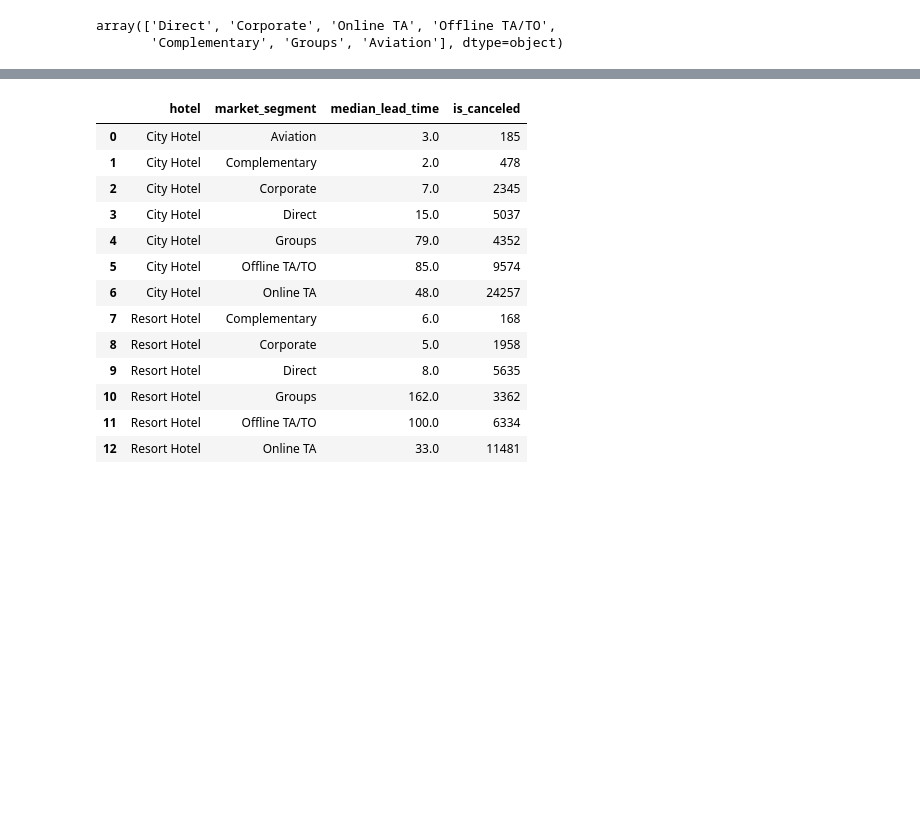
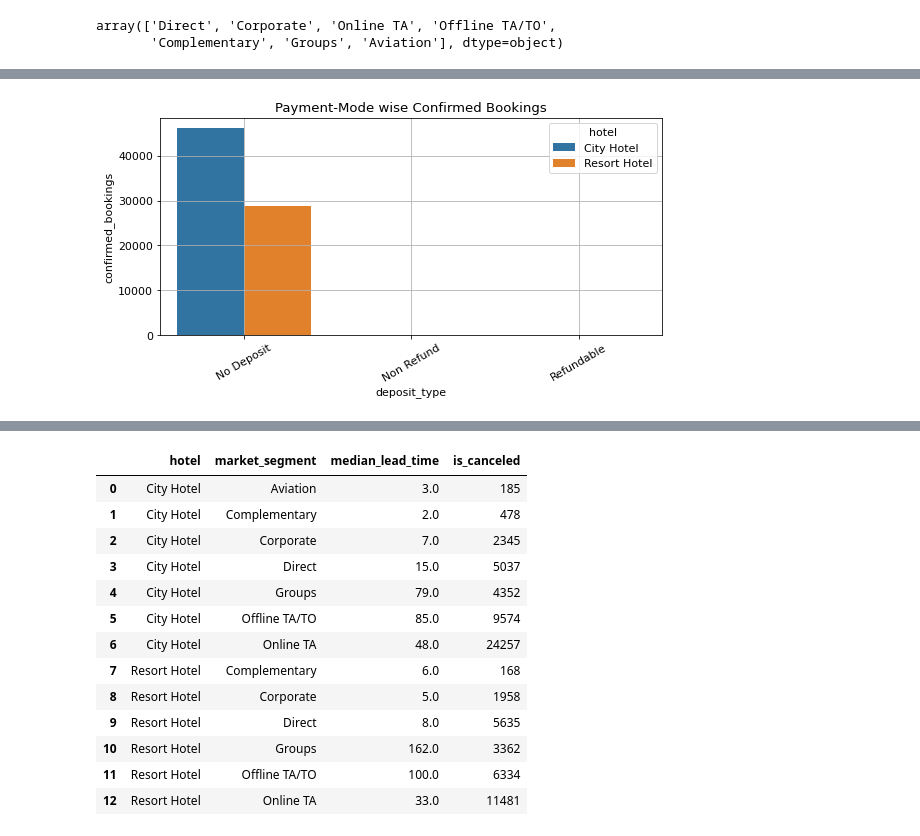
Before and after one commit to aviralsingh2907/AlmaBetter-Capstone-Project-1-EDA-Hotel-Booking-Analysis, a Jupyter notebook: CapstoneProject1_EDA_Hotel_Booking_Analysis.ipynb, the cells around one changed output, grey strips where cells are left out. Cells and saved outputs as stored; diff of their text form; code cells hidden in the pictures; blank space fills up the shorter version.

```diff
--- a/CapstoneProject1_EDA_Hotel_Booking_Analysis.ipynb
+++ b/CapstoneProject1_EDA_Hotel_Booking_Analysis.ipynb
@@ -663,0 +452,12 @@ axes[1].grid()
+# %%
+# Payment-Mode wise Confirmed Bookings:
+
+deposit_type_confirmed_df = pd.DataFrame(hotel_confirmed_df.groupby(['hotel','deposit_type']).agg({'is_canceled':'count'})).reset_index().rename(columns = {'is_canceled':'confirmed_bookings'})
+
+plt.figure(figsize = (9,4))
+sns.barplot(x = 'deposit_type', y= 'confirmed_bookings', hue = 'hotel', data=deposit_type_confirmed_df).tick_params(axis='x', rotation=30)
+
+plt.title('Payment-Mode wise Confirmed Bookings')
+plt.grid()
+# %% [output]
+[figure, added]
```
Also changed, not shown: parts of 84 cells of this notebook.
